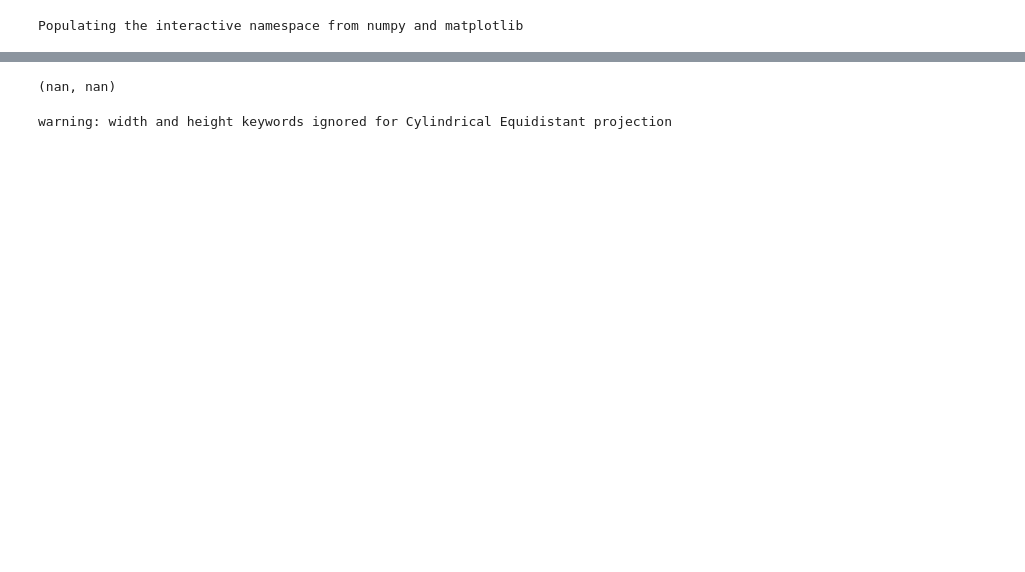
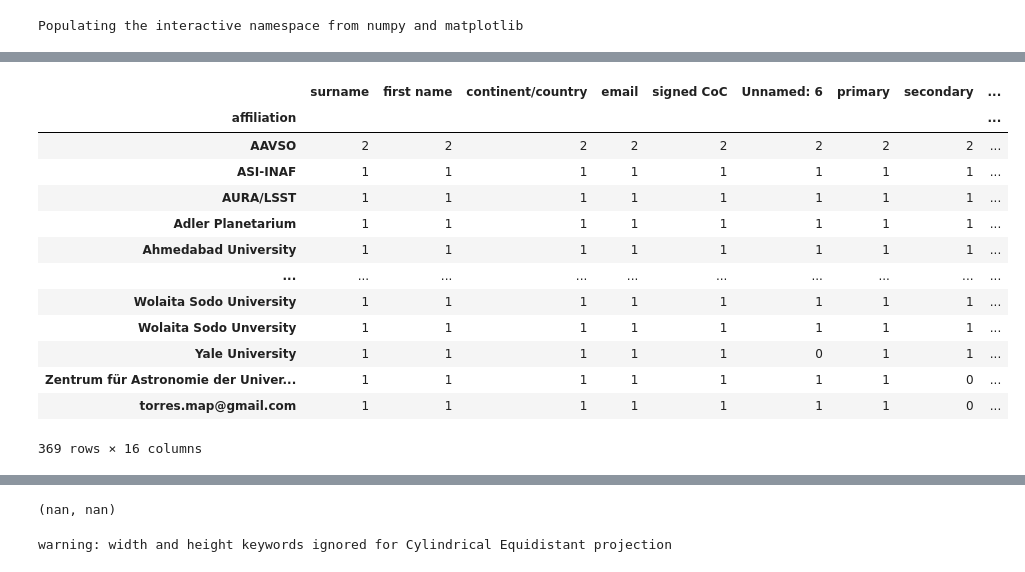
Before and after one commit to LSST-TVSSC/LSST-TVSSC.github.io, a Jupyter notebook: TVSaffiliations/mapTVS.ipynb, the cells around one changed output, grey strips where cells are left out. Drawn from its saved outputs; the diff is of its cells as text; code cells hidden in the pictures; blank space fills up the shorter version.

```diff
--- a/TVSaffiliations/mapTVS.ipynb
+++ b/TVSaffiliations/mapTVS.ipynb
@@ -153,2 +404,19 @@ See the caveats in the documentation: http://pandas.pydata.org/pandas-docs/stabl
 # %%
 affsgeo = gpd.GeoDataFrame(affs)
+# %%
+affsgeo
+# %% [output]
+|  | surname | first name | continent/country | email | signed CoC | Unnamed: 6 | primary | secondary | ... |
+| affiliation |  |  |  |  |  |  |  |  | ... |
+| AAVSO | 2 | 2 | 2 | 2 | 2 | 2 | 2 | 2 | ... |
+| ASI-INAF | 1 | 1 | 1 | 1 | 1 | 1 | 1 | 1 | ... |
+| AURA/LSST | 1 | 1 | 1 | 1 | 1 | 1 | 1 | 1 | ... |
+| Adler Planetarium | 1 | 1 | 1 | 1 | 1 | 1 | 1 | 1 | ... |
+| Ahmedabad University | 1 | 1 | 1 | 1 | 1 | 1 | 1 | 1 | ... |
+| ... | ... | ... | ... | ... | ... | ... | ... | ... | ... |
+| Wolaita Sodo University | 1 | 1 | 1 | 1 | 1 | 1 | 1 | 1 | ... |
+| Wolaita Sodo Unversity | 1 | 1 | 1 | 1 | 1 | 1 | 1 | 1 | ... |
+| Yale University | 1 | 1 | 1 | 1 | 1 | 0 | 1 | 1 | ... |
+| Zentrum für Astronomie der Univer... | 1 | 1 | 1 | 1 | 1 | 1 | 1 | 0 | ... |
+| torres.map@gmail.com | 1 | 1 | 1 | 1 | 1 | 1 | 1 | 0 | ... |
+369 rows × 16 columns
```
Also changed, not shown: parts of 23 cells of this notebook.
